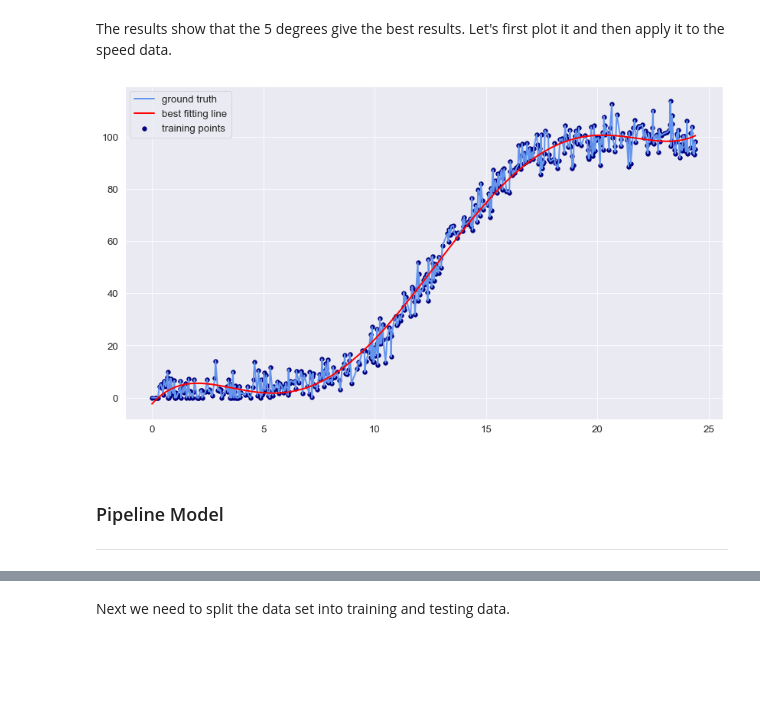
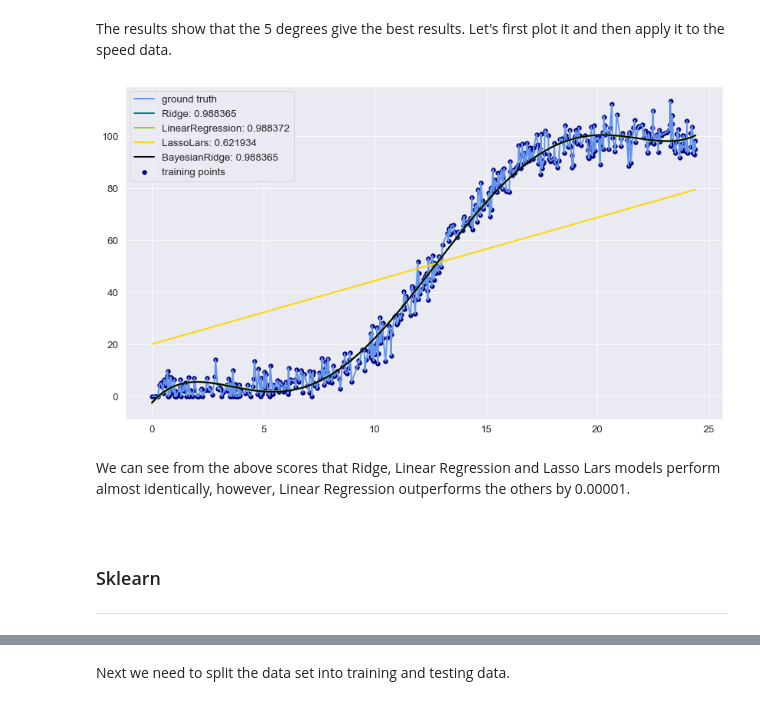
Before and after one commit to olgarozhdestvina/Machine-Learning-and-Statistics-Project, a Jupyter notebook: Power_production_model.ipynb, the cells around one changed output, grey strips where cells are left out. Cells and saved outputs as stored; diff of their text form; code cells hidden in the pictures; blank space fills up the shorter version.

Commit message:
Added a list of linear models, and run them through pipeline in sklearn.  Need to change the list and add PolynomialFeatures for Neural Networks.

```diff
--- a/Power_production_model.ipynb
+++ b/Power_production_model.ipynb
@@ -169,13 +165,12 @@ plt.show()
 [figure]
 # %%
 # Separate speed from power.
-speed = df_new.iloc[:, 0]
-power = df_new.iloc[:, 1]
+speed = df_new.iloc[:, 0].values
+power = df_new.iloc[:, 1].values
 
 # Convert them into a numpy array.
-X = np.array(speed.values).reshape(-1,1)
-y = np.array(power.values).reshape(-1,1)
-#y_knn = LabelEncoder().fit_transform(y.astype('str'))
+X = np.array(speed).reshape(-1,1)
+y = np.array(power)
 # %% [markdown]
 Finally, since we have Polynomial regression we can apply PolynomialFeatures.
 
@@ -183,7 +178,7 @@ Finally, since we have Polynomial regression we can apply PolynomialFeatures.
 # %%
 # Find the best degree.
 for degree in range(1,6):
-    model = make_pipeline(PolynomialFeatures(degree), Ridge())
+    model = make_pipeline(PolynomialFeatures(degree), md.Ridge())
     model.fit(X, y)
     print(f'{degree}: {model.score(X,y)}')
 # %% [output]
@@ -197,31 +192,41 @@ The results show that the 5 degrees give the best results. Let's first plot it a
 # %%
 # Create a figure and axis
 fig, ax = plt.subplots()
 
 # Plot training points and line connecting them.
 ax.plot(X, y, color='cornflowerblue', linewidth=2, label="ground truth")
 ax.scatter(X, y, color='navy', s=30, marker='o', label="training points")
 
+# List of available linear models working
+models = ["Ridge", "LinearRegression", "LassoLars", "BayesianRidge"]
+
 # Create a pipeline
-model = make_pipeline(PolynomialFeatures(5), Ridge())
-model.fit(X, y)
-y_pred = model.predict(X)
+colors = ['teal', 'yellowgreen', 'gold', "black","red"]
 
-# Plot predictions.
-ax.plot(X, y_pred, color="red", linewidth=2, label="best fitting line")
+for count, i in enumerate(models):
+    model = getattr(md, i)
+    # Create a pipeline
+    poly_model = make_pipeline(PolynomialFeatures(5), model())
+    poly_model.fit(X, y)
+    y_pred = poly_model.predict(X)
+
+    # Plot predictions.x,y
+    ax.plot(X, y_pred, color=colors[count], linewidth=2, label=f"{i}: {poly_model.score(X,y):.6f}")
 
 # Show legend.
 plt.legend(loc='upper left')
 
 # Show the plot.
 plt.show()
 # %% [output]
-[figure, old version]
+[figure, new version]
+# %% [markdown]
+We can see from the above scores that Ridge, Linear Regression and Lasso Lars models perform almost identically, however, Linear Regression outperforms the others by 0.00001.
 # %%
 # Split data on training and test (add random state so the outputs are the same after each execution).
 speed_train, speed_test, power_train, power_test = tts(X, y, test_size=0.3, random_state=1)
 # %% [markdown]
 <br>
 
-### Pipeline Model
+### Sklearn
 ___
```
Also changed, not shown: parts of 11 cells of this notebook.
